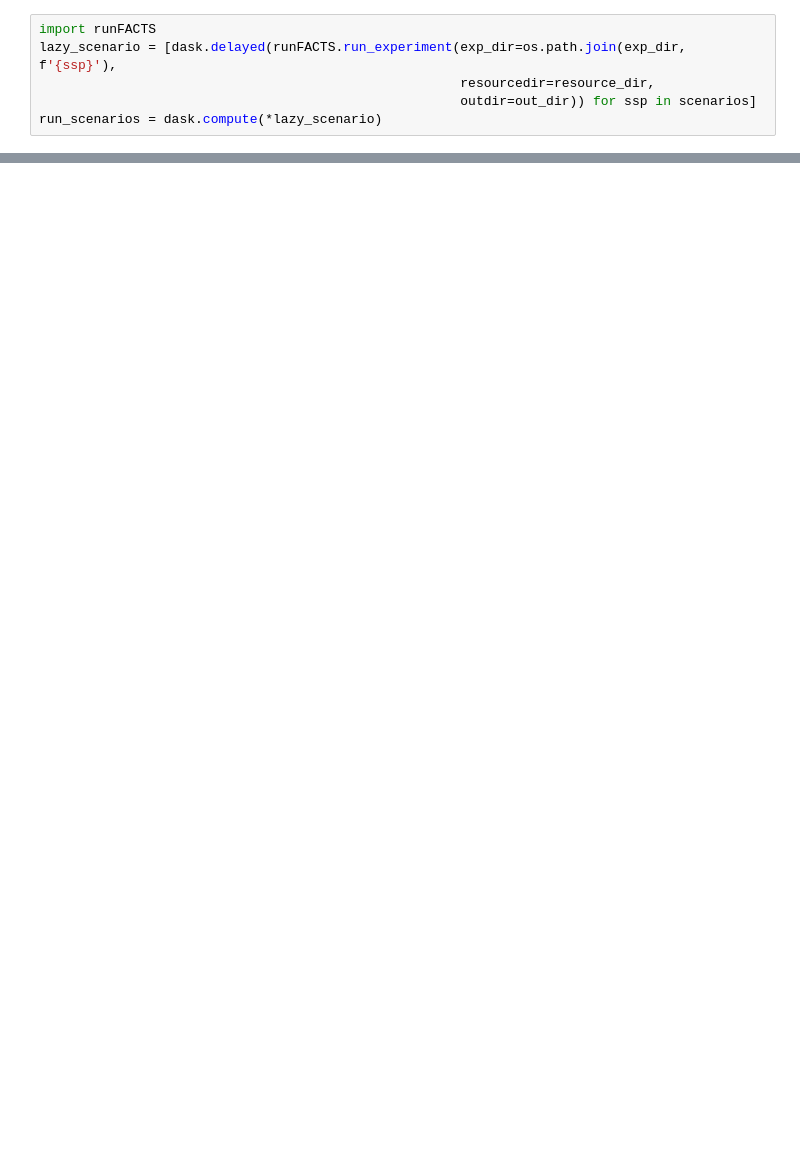
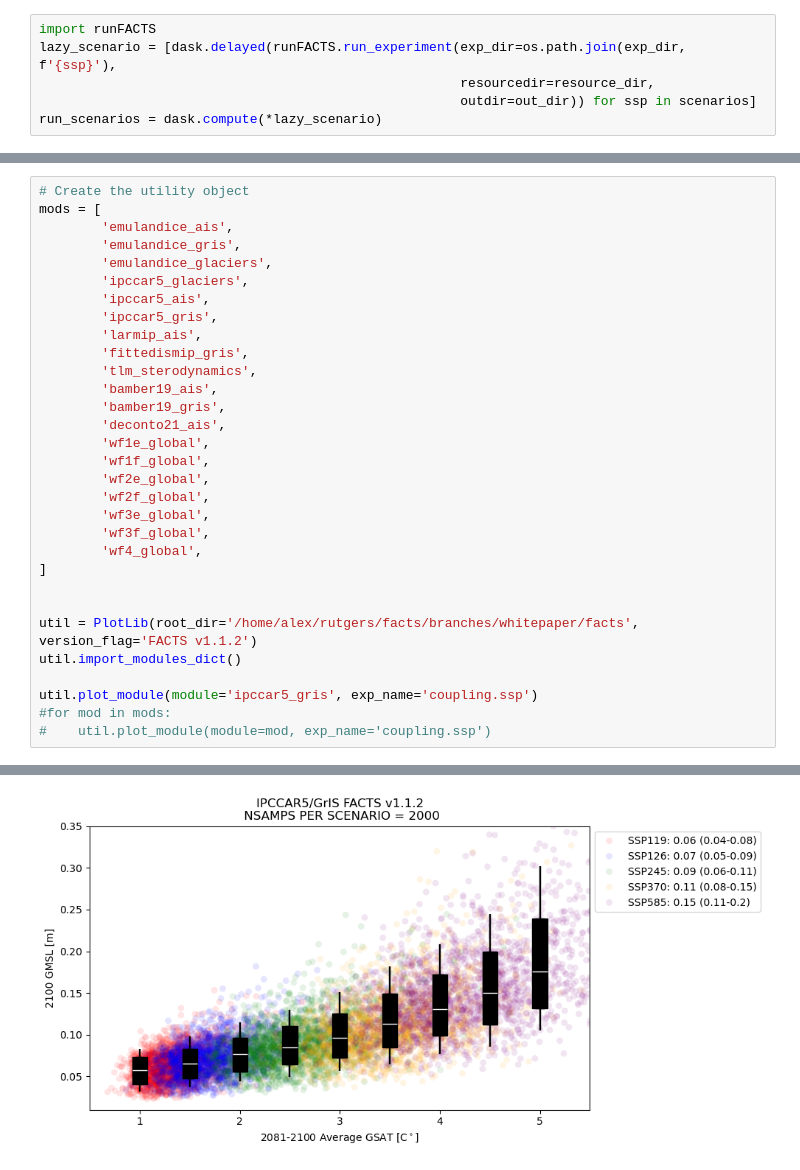
Before and after one commit to radical-collaboration/facts, a Jupyter notebook: notebooks/Plotting/plot_output.ipynb, the cells around one changed output, grey strips where cells are left out. Saved outputs shown, nothing was run; the diff lists cells and outputs as text; blank space fills up the shorter version.

Commit message:
Adjusted notebook to work with PlotLib.py library

```diff
--- a/notebooks/Plotting/plot_output.ipynb
+++ b/notebooks/Plotting/plot_output.ipynb
@@ -224,0 +19,32 @@ plt.show()
+# %%
+# Create the utility object
+mods = [
+        'emulandice_ais',
+        'emulandice_gris',
+        'emulandice_glaciers',
+        'ipccar5_glaciers',
+        'ipccar5_ais',
+        'ipccar5_gris',
+        'larmip_ais',
+        'fittedismip_gris',
+        'tlm_sterodynamics',
+        'bamber19_ais',
+        'bamber19_gris',
+        'deconto21_ais',
+        'wf1e_global',
+        'wf1f_global',
+        'wf2e_global',
+        'wf2f_global',
+        'wf3e_global',
+        'wf3f_global',
+        'wf4_global',
+]
+
+
+util = PlotLib(root_dir='/home/alex/rutgers/facts/branches/whitepaper/facts', version_flag='FACTS v1.1.2')
+util.import_modules_dict()
+
+util.plot_module(module='ipccar5_gris', exp_name='coupling.ssp')
+#for mod in mods:
+#    util.plot_module(module=mod, exp_name='coupling.ssp')
+# %% [output]
@@ -224,0 +68 @@ plt.show()
+[figure, added]
```
Also changed, not shown: parts of 6 cells of this notebook.
